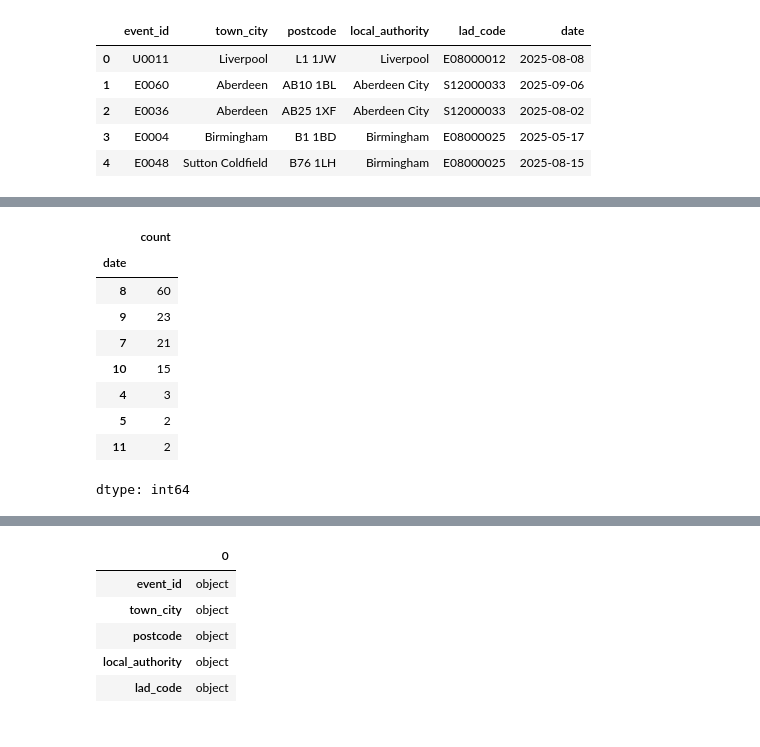
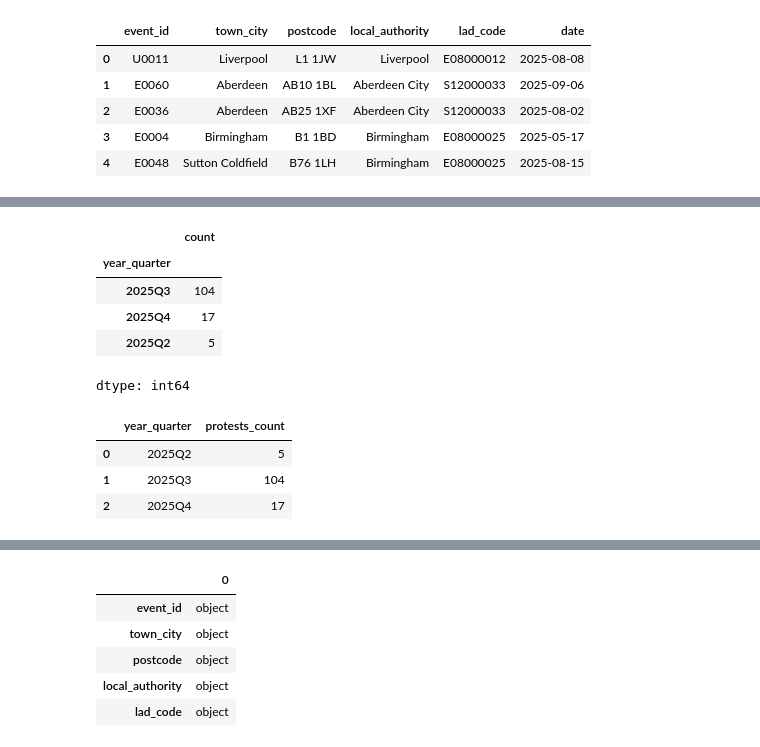
Before and after one commit to awenroberts/QM2-Project, a Jupyter notebook: protests_visualisation_updated.ipynb, the cells around one changed output, grey strips where cells are left out. Saved outputs shown, nothing was run; the diff lists cells and outputs as text; code cells hidden in the pictures.

```diff
--- a/protests_visualisation_updated.ipynb
+++ b/protests_visualisation_updated.ipynb
@@ -274,28 +262,30 @@ protests_counts
 # %%
 #in protests_df, create quartiles out of the dates
 
 #convert the date column
 protests_df["date"] = pd.to_datetime(df["date"], errors="coerce")
 
 #create proper quarterly time variable
 protests_df["year_quarter"] = protests_df["date"].dt.to_period("Q")
 
 #find counts of protests in each year_quarter
 protests_df["year_quarter"].value_counts()
 
 #find counts of the protests in each month
 protests_df["date"].dt.month.value_counts()
-#plot the counts of protests in each month of 2025
-protests_df[protests_df["date"].dt.year == 2025]["date"].dt.month
-#make a plot
 # %% [output]
 |  | count |
-| date |  |
-| 8 | 60 |
-| 9 | 23 |
-| 7 | 21 |
-| 10 | 15 |
-| 4 | 3 |
-| 5 | 2 |
-| 11 | 2 |
+| year_quarter |  |
+| 2025Q3 | 104 |
+| 2025Q4 | 17 |
+| 2025Q2 | 5 |
 dtype: int64
+# %%
+
+temporal_counts = protests_df.groupby(["year_quarter"]).size().reset_index(name="protests_count")
+temporal_counts
+# %% [output]
+|  | year_quarter | protests_count |
+| 0 | 2025Q2 | 5 |
+| 1 | 2025Q3 | 104 |
+| 2 | 2025Q4 | 17 |
```
Also changed, not shown: parts of 22 cells of this notebook.
